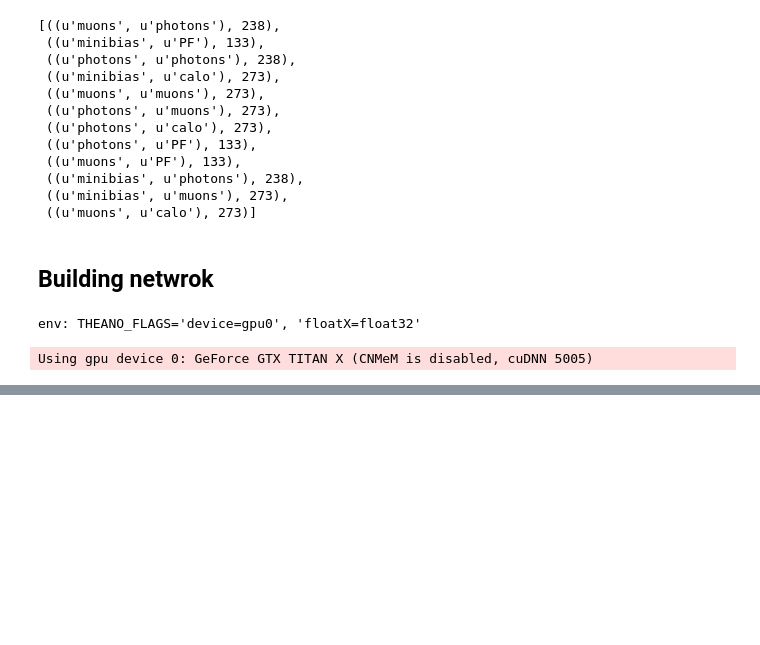
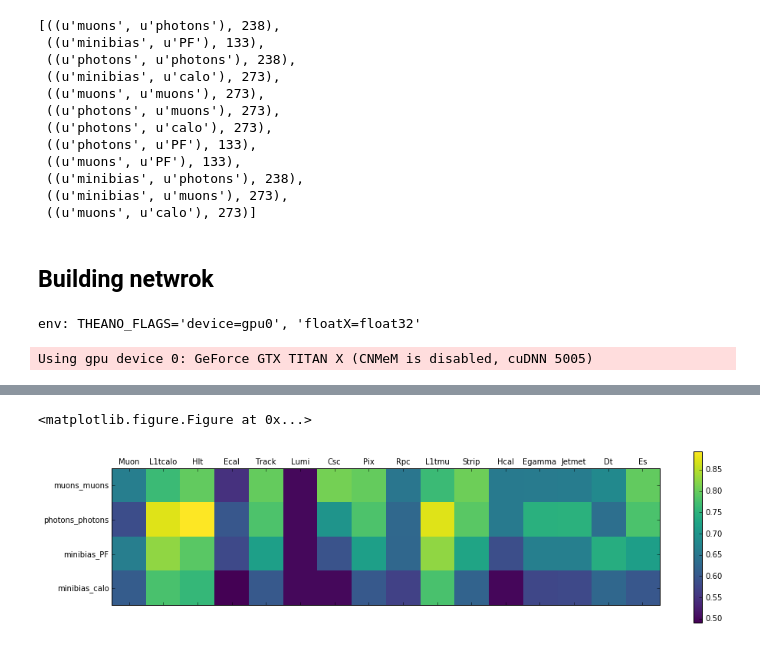
Before and after one commit to yandexdataschool/cms-dqm, a Jupyter notebook: notebooks/CMS-AE.ipynb, the cells around one changed output, grey strips where cells are left out. Drawn from its saved outputs; the diff is of its cells as text; code cells hidden in the pictures; blank space fills up the shorter version.

```diff
--- a/notebooks/CMS-AE.ipynb
+++ b/notebooks/CMS-AE.ipynb
@@ -558,0 +714,19 @@ AE error: 9.95e+00
+# %%
+aucs = np.ones(shape=(reconstruction_error.shape[1], subsystem_labels.shape[1])) / 2.0
+
+for i in xrange(reconstruction_error.shape[1]):
+    for j in xrange(subsystem_labels.shape[1]):
+        try:
+            aucs[i, j] = roc_auc_score(subsystem_labels[:, j], -reconstruction_error[:, i])
+        except:
+            pass
+# %%
+plt.figure(figsize=(12, 6))
+plt.matshow(aucs, cmap=plt.cm.viridis)
+plt.xticks(np.arange(len(subsystems)), subsystems)
+plt.yticks(np.arange(4), [ "%s_%s" % g for g in channels ])
+plt.colorbar()
+plt.show()
+# %% [output]
+<matplotlib.figure.Figure at 0x...>
+[figure, added]
```
Also changed, not shown: parts of 16 cells of this notebook, 1 other file.
